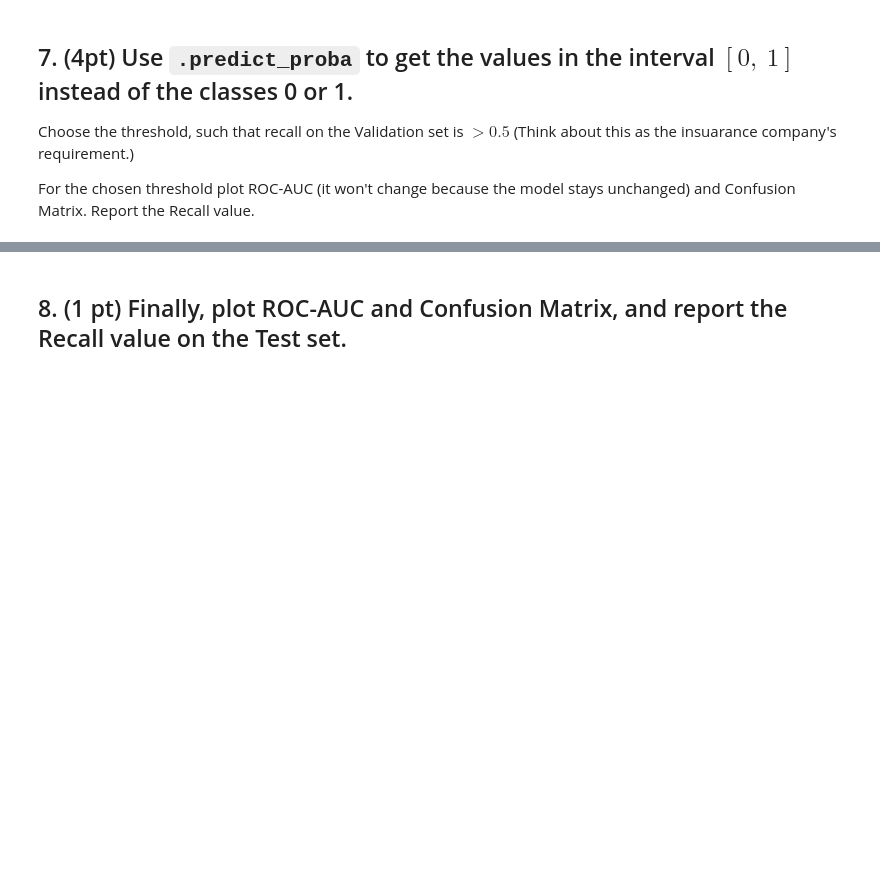
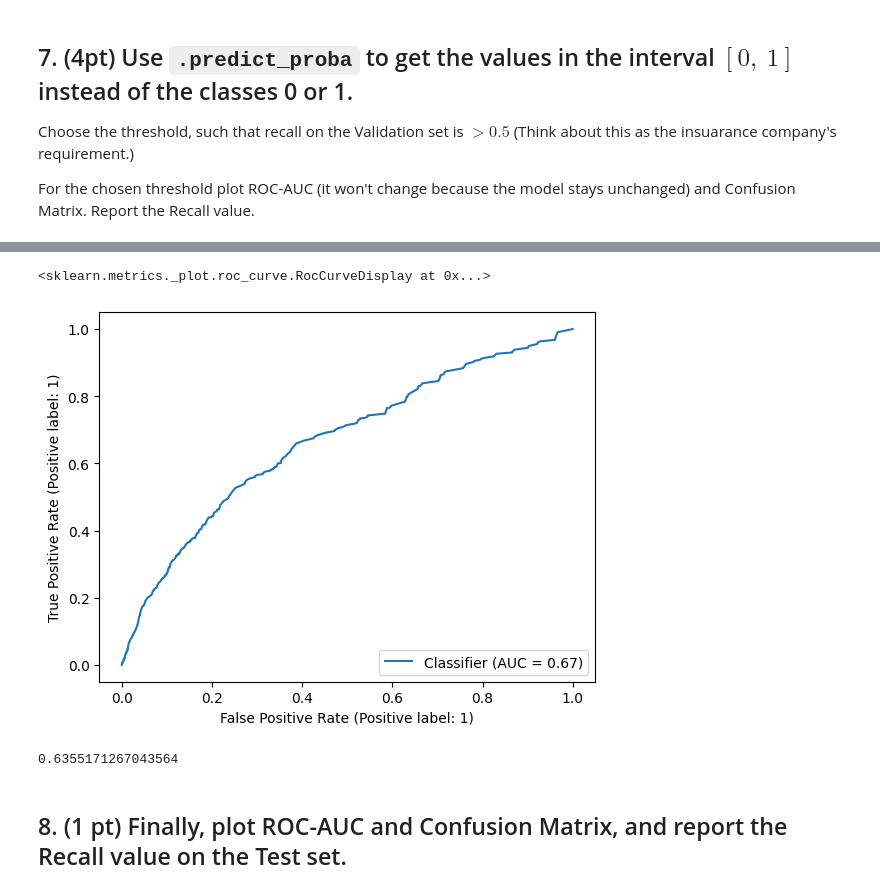
Before and after one commit to YKhalitov/College-Projects, a Jupyter notebook: RIT-Projects/Machine Learning - CSCI 335/HW5.ipynb, the cells around one changed output, grey strips where cells are left out. Saved outputs shown, nothing was run; the diff lists cells and outputs as text; code cells hidden in the pictures; blank space fills up the shorter version.

```diff
--- a/RIT-Projects/Machine Learning - CSCI 335/HW5.ipynb
+++ b/RIT-Projects/Machine Learning - CSCI 335/HW5.ipynb
@@ -165,2 +193,11 @@ For the chosen threshold plot ROC-AUC (it won't change because the model stays u
+# %%
+RocCurveDisplay.from_predictions(y_val, y_pred_proba)
+# %% [output]
+<sklearn.metrics._plot.roc_curve.RocCurveDisplay at 0x...>
+[figure, added]
+# %%
+recall_score(y_val, (y_pred_proba > threshold).astype(int))
+# %% [output]
+0.6355171267043564
 # %% [markdown]
 ## 8. (1 pt) Finally, plot ROC-AUC and Confusion Matrix, and report the Recall value on the Test set.
```
Also changed, not shown: parts of 14 cells of this notebook.
